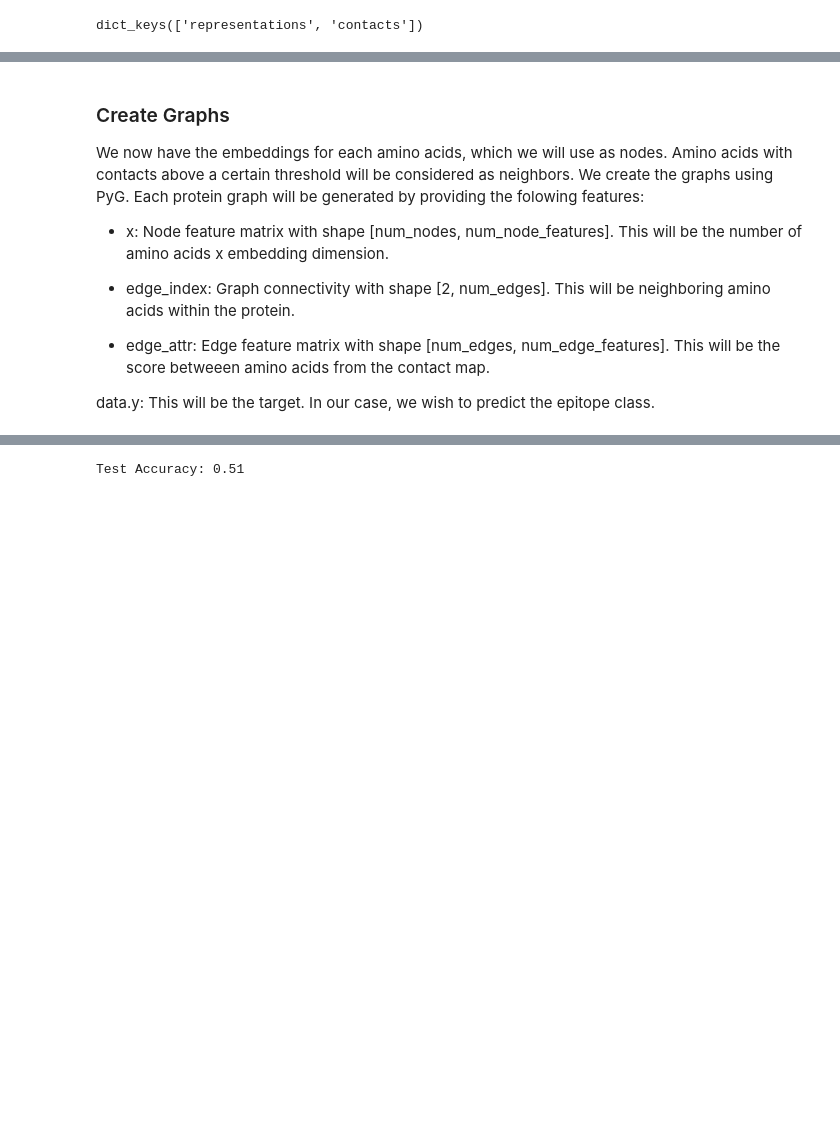
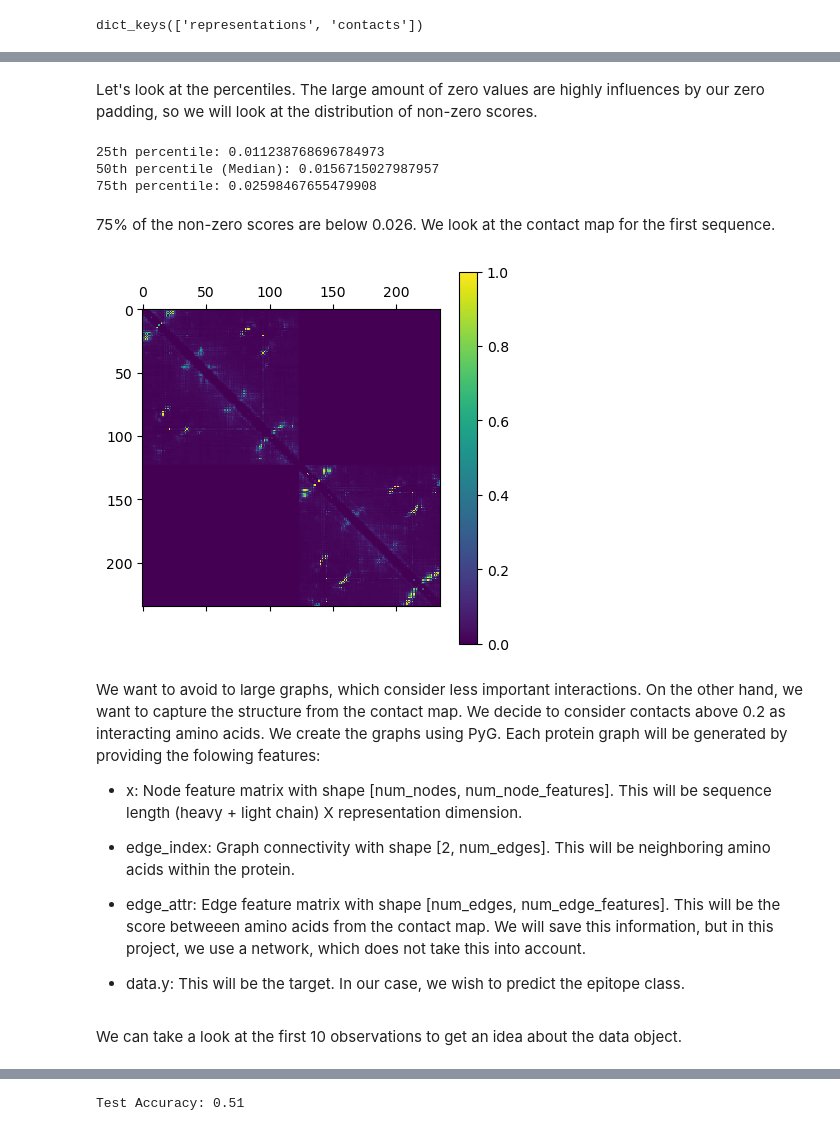
Before and after one commit to JonasBlomquist/AI4ProtEng_AIntibody, a Jupyter notebook: notebooks/graph_level_classification.ipynb, the cells around one changed output, grey strips where cells are left out. Cells and saved outputs as stored; diff of their text form; code cells hidden in the pictures; blank space fills up the shorter version.

```diff
--- a/notebooks/graph_level_classification.ipynb
+++ b/notebooks/graph_level_classification.ipynb
@@ -166,14 +176,32 @@ for index in range(protein_num):
+# %% [markdown]
+Let's look at the percentiles. The large amount of zero values are highly influences by our zero padding, so we will look at the distribution of non-zero scores.
+# %%
+percentiles = np.percentile(pooled_scores[pooled_scores != 0], [25, 50, 75])
+
+print("25th percentile:", percentiles[0])
+print("50th percentile (Median):", percentiles[1])
+print("75th percentile:", percentiles[2])
+# %% [output]
+25th percentile: 0.011238768696784973
+50th percentile (Median): 0.0156715027987957
+75th percentile: 0.02598467655479908
+# %% [markdown]
+75% of the non-zero scores are below 0.026. We look at the contact map for the first sequence.
+# %%
+plt.matshow(contacts_list[10])
+plt.colorbar()
+plt.show()
+# %% [output]
+[figure, added]
 # %% [markdown]
-### Create Graphs
+We want to avoid to large graphs, which consider less important interactions. On the other hand, we want to capture the structure from the contact map. We decide to consider contacts above 0.2 as interacting amino acids. We create the graphs using PyG. Each protein graph will be generated by providing the folowing features:
 
-We now have the embeddings for each amino acids, which we will use as nodes. Amino acids with contacts above a certain threshold will be considered as neighbors. We create the graphs using PyG. Each protein graph will be generated by providing the folowing features:
-
-- x: Node feature matrix with shape [num_nodes, num_node_features]. This will be the number of amino acids x embedding dimension.
+- x: Node feature matrix with shape [num_nodes, num_node_features]. This will be sequence length (heavy + light chain) X representation dimension.
 
 - edge_index: Graph connectivity with shape [2, num_edges]. This will be neighboring amino acids within the protein.
 
-- edge_attr: Edge feature matrix with shape [num_edges, num_edge_features]. This will be the score betweeen amino acids from the contact map.
+- edge_attr: Edge feature matrix with shape [num_edges, num_edge_features]. This will be the score betweeen amino acids from the contact map. We will save this information, but in this project, we use a network, which does not take this into account.
 
-data.y: This will be the target. In our case, we wish to predict the epitope class.
+- data.y: This will be the target. In our case, we wish to predict the epitope class.
 # %%
 pygraphs = []
@@ -195,4 +223,6 @@ for index in range(protein_num):
                y = epitope_classes[:, index])
 
   pygraphs.append(graph)
+# %% [markdown]
+We can take a look at the first 10 observations to get an idea about the data object.
 # %%
```
Also changed, not shown: parts of 25 cells of this notebook.
